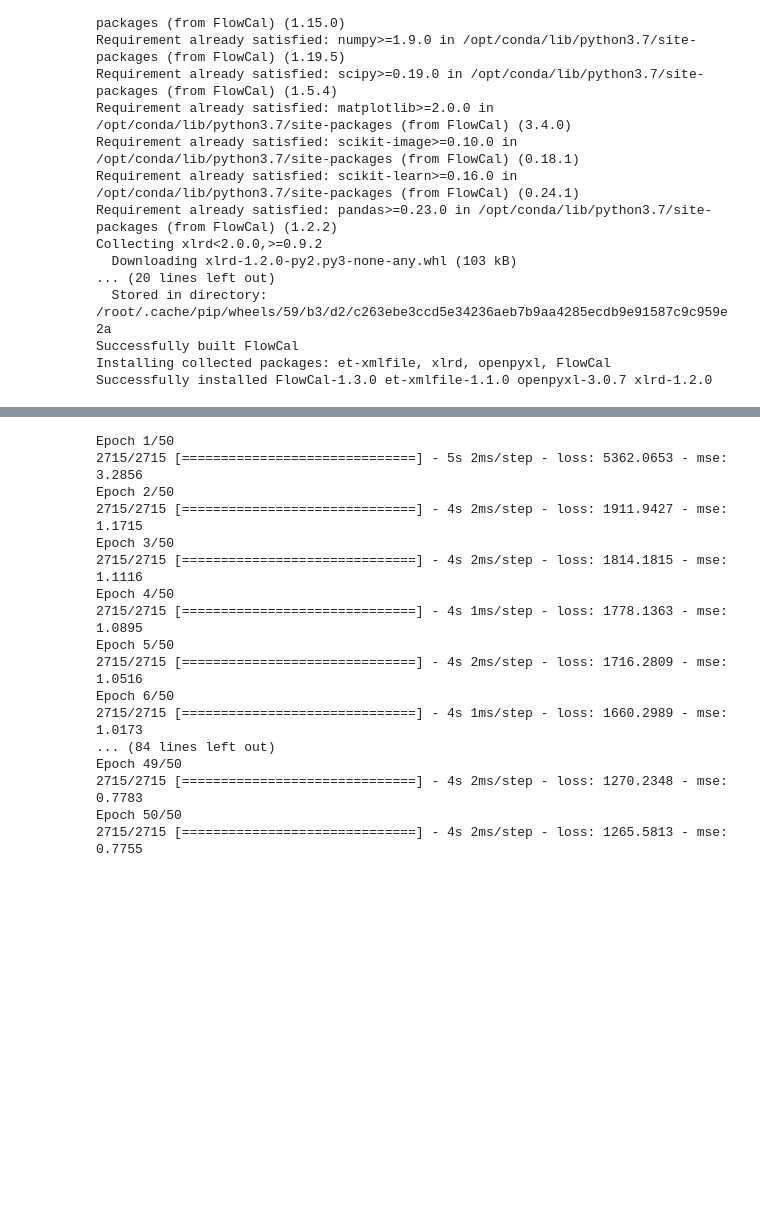
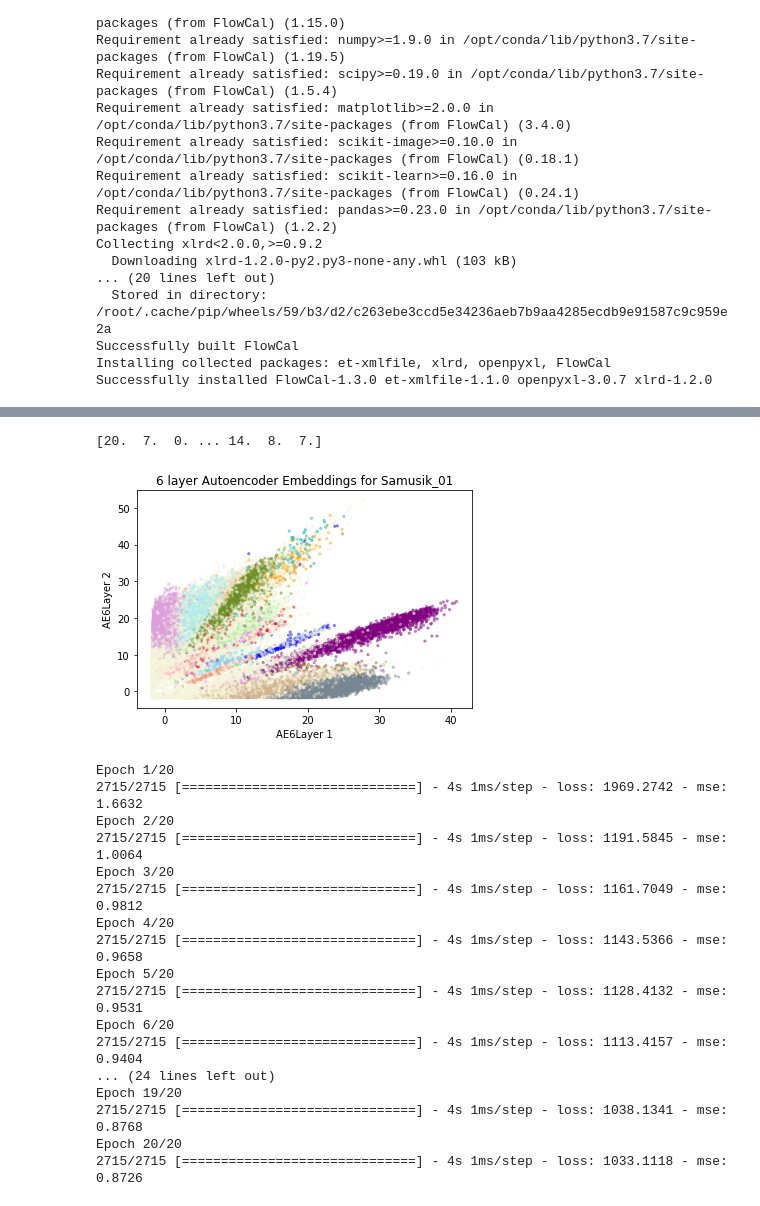
Before and after one commit to robbywaxman/GDAFinalProject, a Jupyter notebook: autoencoders-for-scrna-nonlinear-embeddings.ipynb, the cells around one changed output, grey strips where cells are left out. Drawn from its saved outputs; the diff is of its cells as text; code cells hidden in the pictures; blank space fills up the shorter version.

```diff
--- a/autoencoders-for-scrna-nonlinear-embeddings.ipynb
+++ b/autoencoders-for-scrna-nonlinear-embeddings.ipynb
@@ -239,12 +154,12 @@ tf.random.set_seed(seed)
 os.environ['PYTHONHASHSEED'] = '42'
 
 AE6layer = Sequential()
-AE6layer.add(Dense(20, input_dim=51, activation="selu", name="encoder1"))
+AE6layer.add(Dense(20, input_dim=37, activation="selu", name="encoder1"))
 AE6layer.add(Dense(10, activation="selu", name="encoder2"))
 AE6layer.add(Dense(2, activation="selu", name="encoder3"))
 AE6layer.add(Dense(10, activation="selu", name="decoder1"))
 AE6layer.add(Dense(20, activation="selu", name="decoder2"))
-AE6layer.add(Dense(51, activation="selu", name="decoder3"))
+AE6layer.add(Dense(37, name="decoder3"))
 AE6layer.compile(loss="mse", optimizer="adam", metrics=["mse"])
 
 """
@@ -257,4 +172,4 @@ history_6layer = AE6layer.fit(x=TrainDG,
 history_6layer = AE6layer.fit(s01, s01,
                               use_multiprocessing=True,
                               workers=-1,
-                              epochs=10)
+                              epochs=20)
@@ -277,26 +209,27 @@ plt.savefig("6layerMetrics")
 # %%
 """
 Embeddings generated by 6 layer
 """
-s01 = FlowCal.io.FCSData(FCS_data[0])
-s01 = np.arcsinh(np.array(s01))
 
 e1 = AE6layer.get_layer("encoder1")
 e2 = AE6layer.get_layer("encoder2")
 e3 = AE6layer.get_layer("encoder3")
 s01_encoding = e3(e2(e1(s01)))
 
 labels = np.array(pd.read_csv(data_dir + "population_assignments01.csv")["Population"])
 print(labels)
 
 color_list = ["beige","violet","red","blue","lightsalmon", "cyan","orchid", "plum", 'olivedrab', 'palegreen', 'gold', 'tan', 'slategray','lemonchiffon', "paleturquoise","pink","crimson","orange","mediumvioletred","lightskyblue","navajowhite","sienna","springgreen","c","purple"]
 cmap_own = matplotlib.colors.LinearSegmentedColormap.from_list("", color_list)
 
 plt.figure()
 plt.scatter(s01_encoding[:, 0], s01_encoding[:, 1], c = labels,s=5, alpha=0.4, cmap = cmap_own)
 plt.xlabel("AE6Layer 1")
 plt.ylabel("AE6Layer 2")
 plt.title("6 layer Autoencoder Embeddings for Samusik_01")
 plt.savefig("6 layer AE embeddings samusik_01")
 
 np.save("s01_6layer", s01_encoding)
+# %% [output]
+[20.  7.  0. ... 14.  8.  7.]
+[figure, added]
@@ -306,7 +236,4 @@ samusik_all = np.arcsinh(samusik_all)
 # %%
-s01 = FlowCal.io.FCSData(FCS_data[0])
-s01 = np.arcsinh(np.array(s01))
-
 def rec_loss(y_true, y_pred):
     """ Reconstruction error """
 
@@ -343,62 +270,48 @@ os.environ['PYTHONHASHSEED'] = '42'
 
 stdev = 1
 
-x = Input(shape=(51,), name="input")
+x = Input(shape=(37,), name="input")
 E1 = Dense(20, activation="selu", name="E1")(x)
 E2 = Dense(10, activation="selu", name="E2")(E1)
-mu = Dense(2, activation="selu", name="mu")(E2)
-log_var = Dense(2, activation="selu", name="log_var")(E2)
+mu = Dense(2, name="mu")(E2)
+log_var = Dense(2, name="log_var")(E2)
 
 KL = KLDivergenceLayer(name="KL")([mu, log_var])
 sigma = Lambda(lambda t: K.exp(.5*t), name="sigma")(log_var)
-
-#eps = Input(tensor=K.random_normal(stddev=1.0,
-#                                   shape=(K.shape(x)[0], 2)), name="eps")
-#z_eps = Multiply(name="zeps")([sigma, eps])
 
 z_eps = Multiply(name="z_eps")([sigma, K.random_normal(stddev=stdev,shape=(K.shape(x)[0], 2))])
 z = Add(name="z")([mu, z_eps]) # not zeps
 
 D1 = Dense(10, activation="selu", name="D1")(z)
 D2 = Dense(20, activation="selu", name="D2")(D1)
-D3 = Dense(51, activation="selu", name="D3")(D2)
+D3 = Dense(37, name="D3")(D2)
 
 VAE = Model(inputs=x, outputs=D3)
 VAE.compile(loss=rec_loss, optimizer="adam", metrics=["mse"])
 
-"""
-VAE_history = VAE.fit(x=(s01, s01),
-                      use_multiprocessing=True,
-                      workers=-1,
-                      epochs=50,
-                      shuffle=True,
-                      validation_data=ValidateDG)
-"""
 VAE_history = VAE.fit(s01, s01,
                       use_multiprocessing=True,
                       workers=-1,
-                      epochs=50,
-                      #batch_size=100,
+                      epochs=20,
                       shuffle=True)
-                      #validation_data=ValidateDG)
 # %% [output]
-Epoch 1/50
-2715/2715 [==============================] - 5s 2ms/step - loss: 5362.0653 - mse: 3.2856
-Epoch 2/50
-2715/2715 [==============================] - 4s 2ms/step - loss: 1911.9427 - mse: 1.1715
-Epoch 3/50
-2715/2715 [==============================] - 4s 2ms/step - loss: 1814.1815 - mse: 1.1116
-Epoch 4/50
-2715/2715 [==============================] - 4s 1ms/step - loss: 1778.1363 - mse: 1.0895
-Epoch 5/50
-2715/2715 [==============================] - 4s 2ms/step - loss: 1716.2809 - mse: 1.0516
-Epoch 6/50
-2715/2715 [==============================] - 4s 1ms/step - loss: 1660.2989 - mse: 1.0173
-... (84 lines left out)
-Epoch 49/50
-2715/2715 [==============================] - 4s 2ms/step - loss: 1270.2348 - mse: 0.7783
-Epoch 50/50
-2715/2715 [==============================] - 4s 2ms/step - loss: 1265.5813 - mse: 0.7755
+Epoch 1/20
+2715/2715 [==============================] - 4s 1ms/step - loss: 1969.2742 - mse: 1.6632
+Epoch 2/20
+2715/2715 [==============================] - 4s 1ms/step - loss: 1191.5845 - mse: 1.0064
+Epoch 3/20
+2715/2715 [==============================] - 4s 1ms/step - loss: 1161.7049 - mse: 0.9812
+Epoch 4/20
+2715/2715 [==============================] - 4s 1ms/step - loss: 1143.5366 - mse: 0.9658
+Epoch 5/20
+2715/2715 [==============================] - 4s 1ms/step - loss: 1128.4132 - mse: 0.9531
+Epoch 6/20
+2715/2715 [==============================] - 4s 1ms/step - loss: 1113.4157 - mse: 0.9404
+... (24 lines left out)
+Epoch 19/20
+2715/2715 [==============================] - 4s 1ms/step - loss: 1038.1341 - mse: 0.8768
+Epoch 20/20
+2715/2715 [==============================] - 4s 1ms/step - loss: 1033.1118 - mse: 0.8726
 # %%
 """
 6 layer VAE Autoencoder metrics
```
Also changed, not shown: parts of 12 cells of this notebook, 10 other files.
